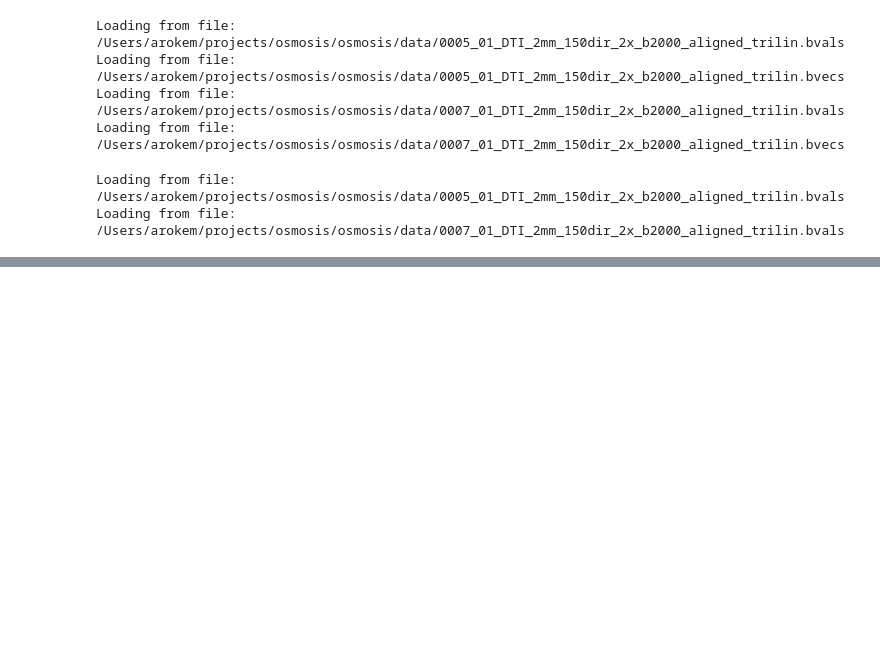
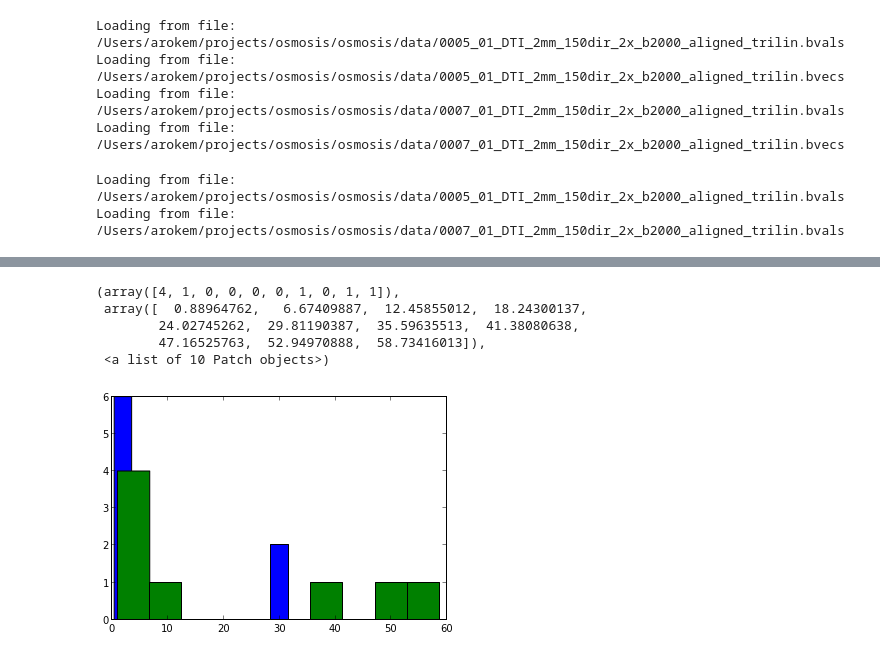
Before and after one commit to arokem/osmosis, a Jupyter notebook: osmosis/ipynb/SparseDeconvolutionModel.ipynb, the cells around one changed output, grey strips where cells are left out. Saved outputs shown, nothing was run; the diff lists cells and outputs as text; code cells hidden in the pictures; blank space fills up the shorter version.

```diff
--- a/osmosis/ipynb/SparseDeconvolutionModel.ipynb
+++ b/osmosis/ipynb/SparseDeconvolutionModel.ipynb
@@ -157,0 +184,10 @@ np.median(relative_rmse[np.isfinite(relative_rmse)])
+# %%
+hist(aa[np.isfinite(aa)])
+hist(bb[np.isfinite(bb)])
+# %% [output]
+(array([4, 1, 0, 0, 0, 0, 1, 0, 1, 1]),
+ array([  0.88964762,   6.67409887,  12.45855012,  18.24300137,
+        24.02745262,  29.81190387,  35.59635513,  41.38080638,
+        47.16525763,  52.94970888,  58.73416013]),
+ <a list of 10 Patch objects>)
+[figure, added]
```
Also changed, not shown: parts of 22 cells of this notebook, 1 other file.
